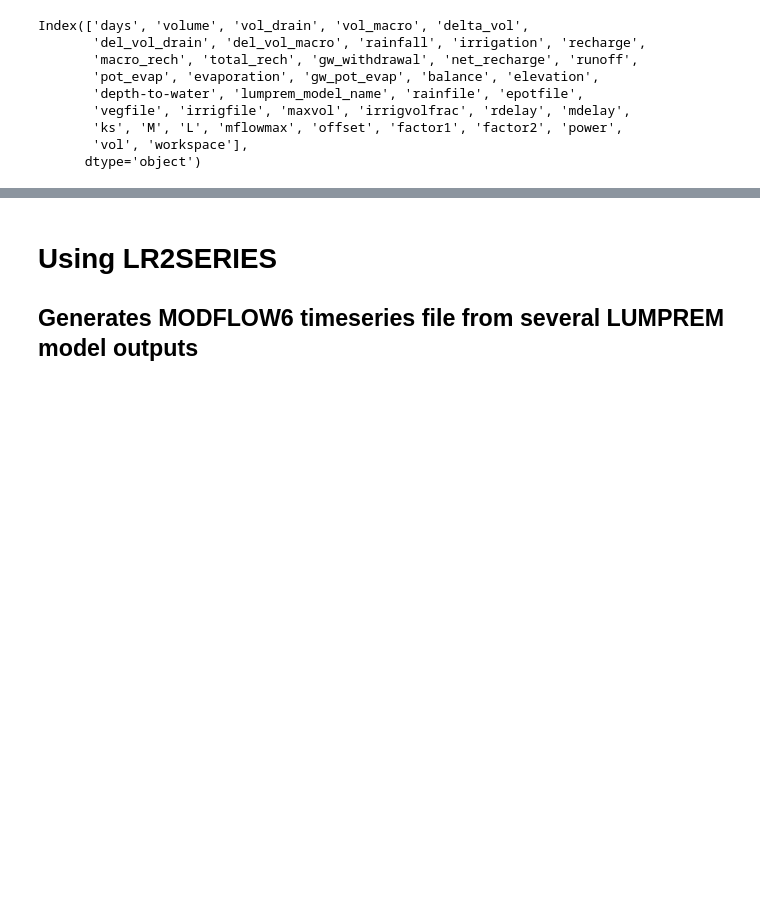
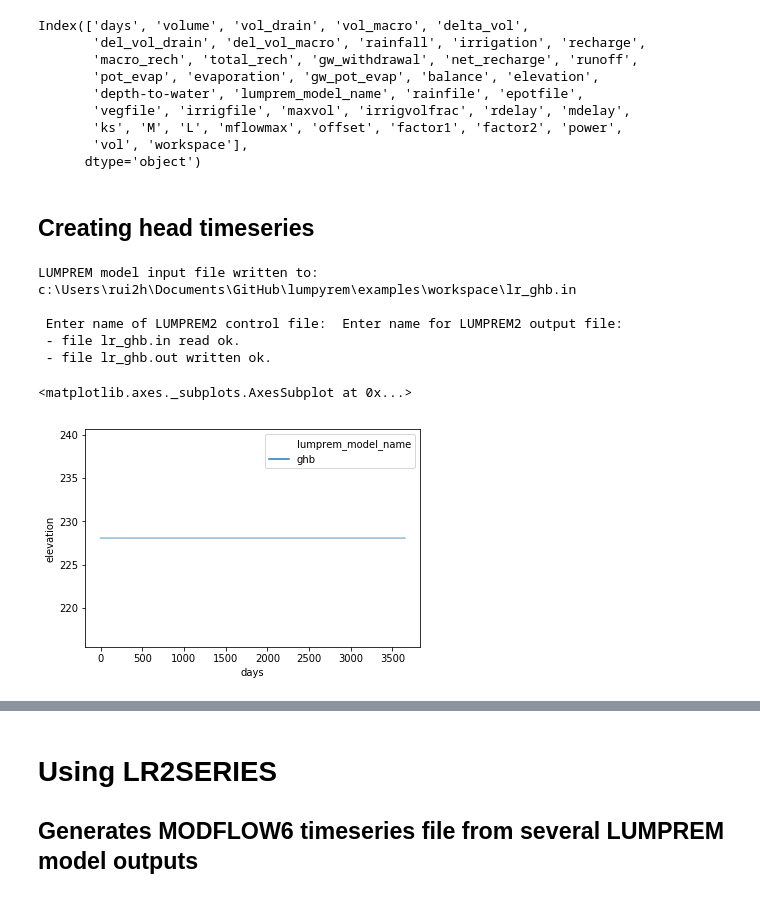
Before and after one commit to rhugman/lumpyrem, a Jupyter notebook: examples/example.ipynb, the cells around one changed output, grey strips where cells are left out. Saved outputs shown, nothing was run; the diff lists cells and outputs as text; code cells hidden in the pictures; blank space fills up the shorter version.

```diff
--- a/examples/example.ipynb
+++ b/examples/example.ipynb
@@ -77,3 +79,30 @@ Index(['days', 'volume', 'vol_drain', 'vol_macro', 'delta_vol',
        'ks', 'M', 'L', 'mflowmax', 'offset', 'factor1', 'factor2', 'power',
        'vol', 'workspace'],
       dtype='object')
+# %% [markdown]
+## Creating head timeseries
+# %%
+ghb = lr.lumprem.Model('ghb', workspace=workspace,factor1=1,
+                                                    factor2=2,
+                                                    power=0.1,
+                                                    offset=150,
+                                                    maxvol=150,
+                                                    ks=0.1,
+                                                    irrigvolfrac=0.0,
+                                                    vegfile=(0.8,1.0), irrigfile = (0, 0.0))
+ghb.write_model(numdays=3650)
+ghb.run_model()
+df=ghb.get_results()
+# plot the model results
+import seaborn as sb
+sb.lineplot(data=df, x='days',y='elevation', hue='lumprem_model_name', alpha=0.5)
+#sb.lineplot(data=df, x='days',y='volume', hue='lumprem_model_name', alpha=0.5)
+# %% [output]
+LUMPREM model input file written to:
+c:\Users\rui2h\Documents\GitHub\lumpyrem\examples\workspace\lr_ghb.in
+
+ Enter name of LUMPREM2 control file:  Enter name for LUMPREM2 output file:
+ - file lr_ghb.in read ok.
+ - file lr_ghb.out written ok.
+<matplotlib.axes._subplots.AxesSubplot at 0x...>
+[figure, added]
```
Also changed, not shown: parts of 3 cells of this notebook, 5 other files.
